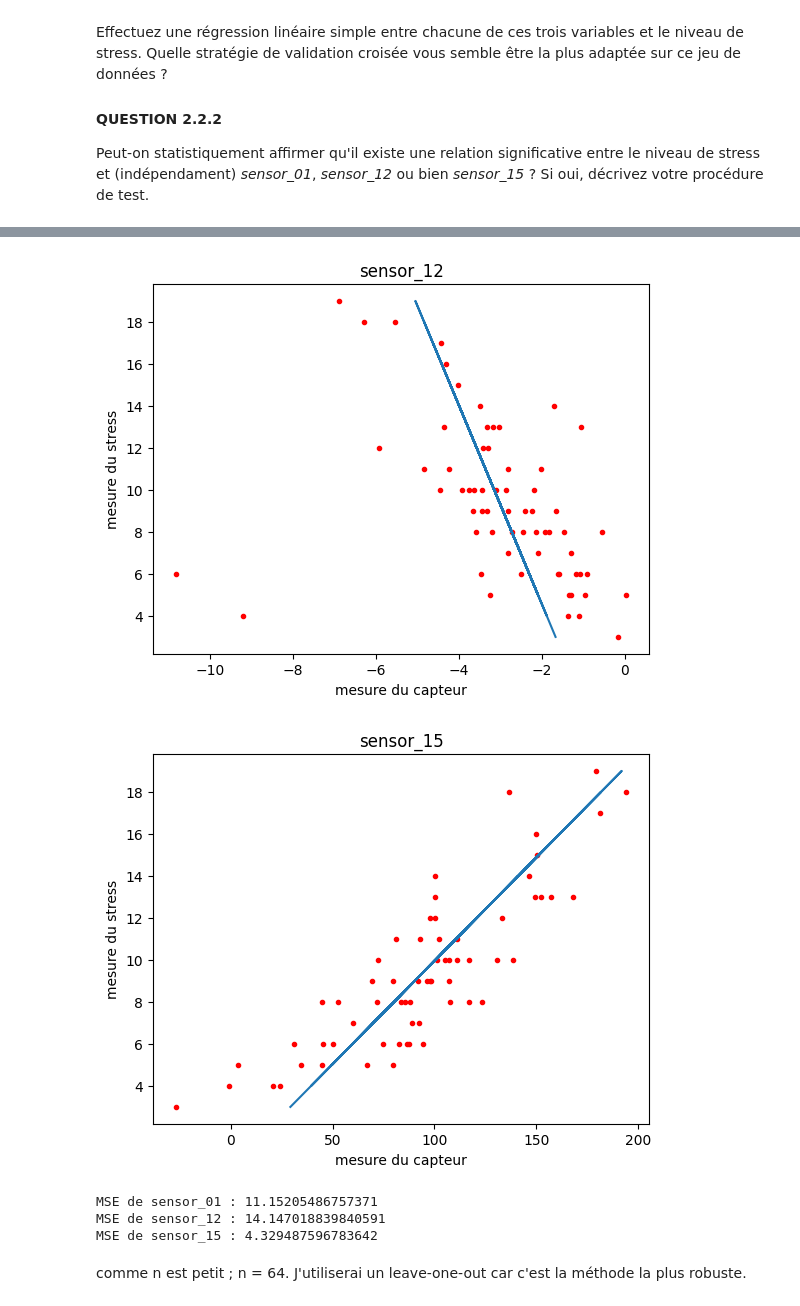
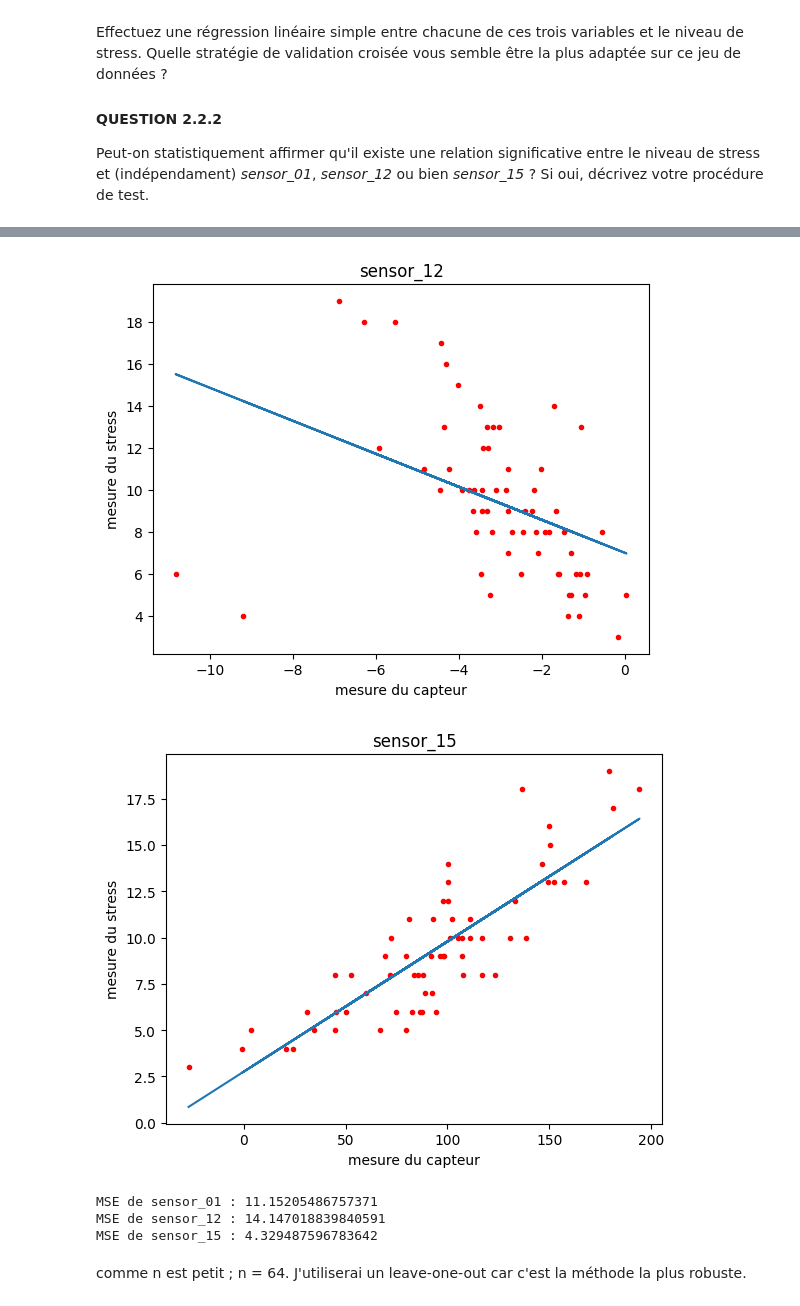
Before and after one commit to HR-Supaero/stat-ml, a Jupyter notebook: TPs/BE_statML_2025/BE_StatML_2025.ipynb, the cells around one changed output, grey strips where cells are left out. Saved outputs shown, nothing was run; the diff lists cells and outputs as text; code cells hidden in the pictures.

```diff
--- a/TPs/BE_statML_2025/BE_StatML_2025.ipynb
+++ b/TPs/BE_statML_2025/BE_StatML_2025.ipynb
@@ -276,9 +276,11 @@ from sklearn.metrics import mean_squared_error
 important_sensors = ['sensor_01','sensor_12','sensor_15']
 for column in important_sensors :
     ml = LinearRegression()
-    ml.fit(stress,sensor[column])
-    plt.plot(sensor[column],stress,'r.')
-    plt.plot(ml.predict(stress),stress)
+    X = sensor[[column]].values
+    y = stress.values
+    ml.fit(X,y)
+    plt.plot(X,y,'r.')
+    plt.plot(X,ml.predict(X))
     plt.xlabel('mesure du capteur')
     plt.ylabel('mesure du stress')
     plt.title(column)
@@ -309,5 +311,5 @@ for column in important_sensors :
-[figure, old version]
+[figure, new version]
-[figure, old version]
+[figure, new version]
 MSE de sensor_01 : 11.15205486757371
 MSE de sensor_12 : 14.147018839840591
 MSE de sensor_15 : 4.329487596783642
```
Also changed, not shown: parts of 4 cells of this notebook.
